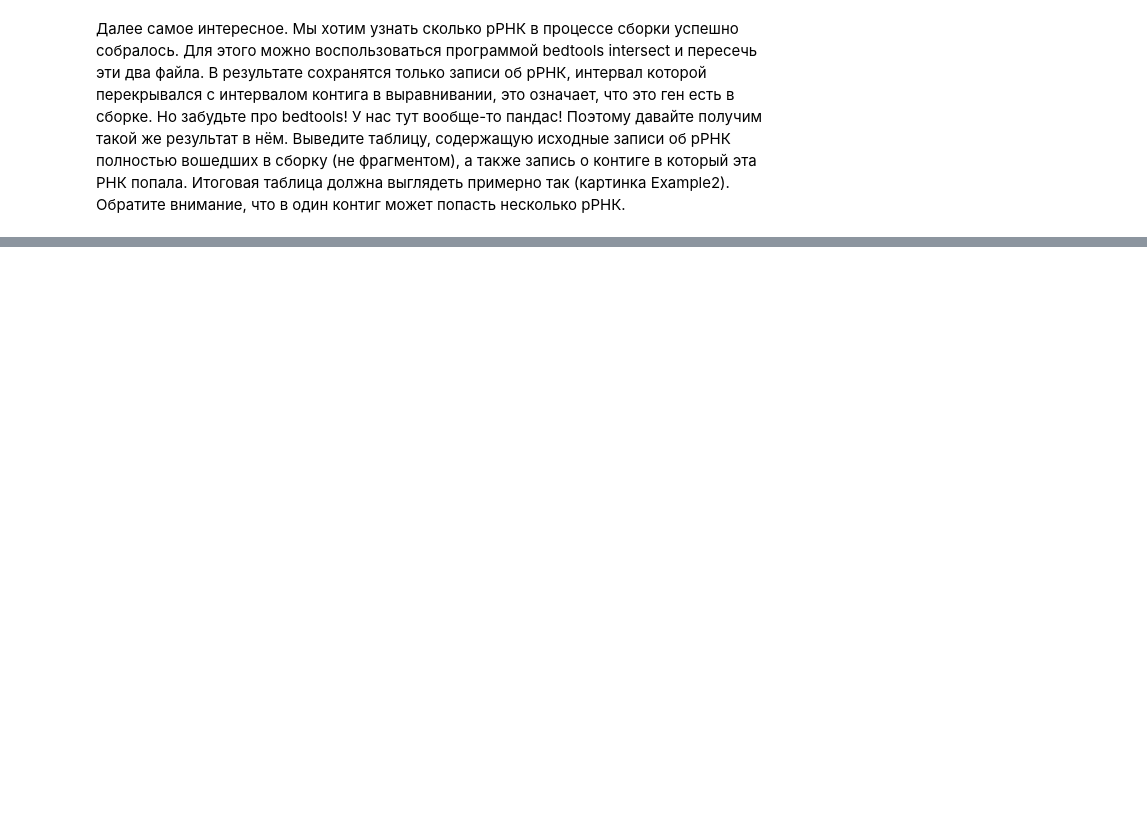
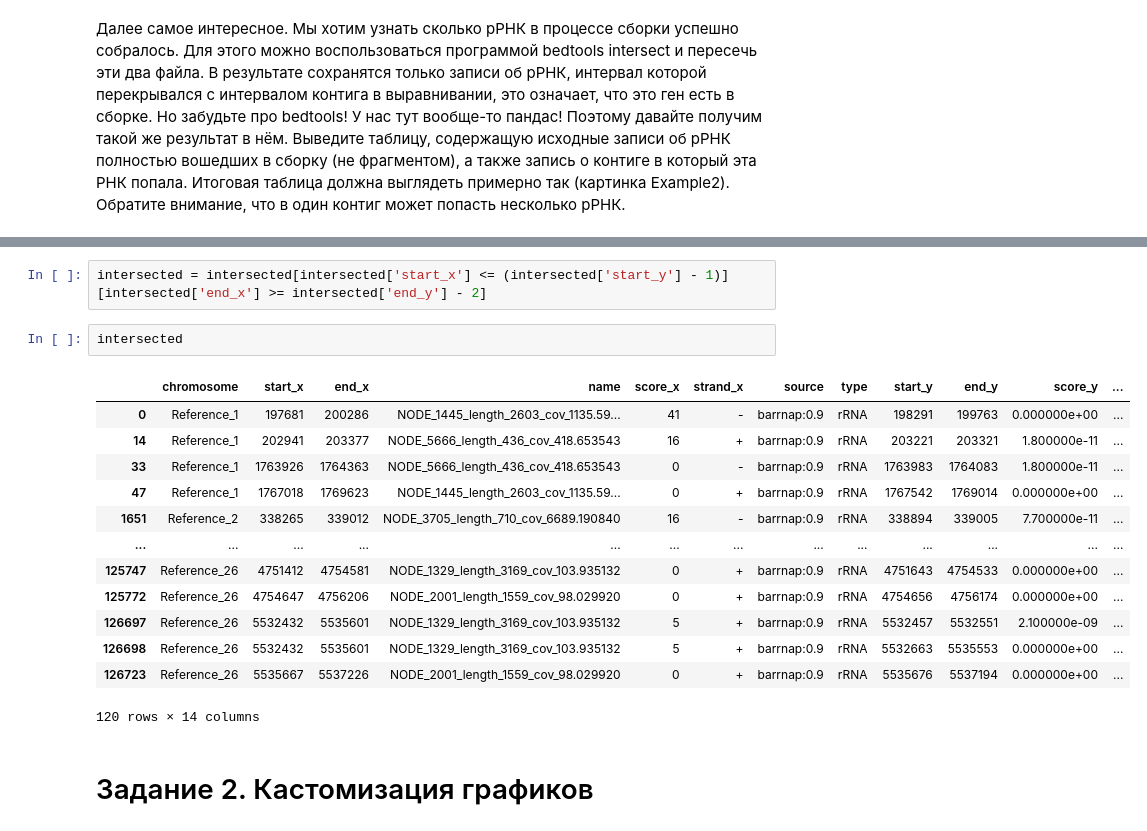
Before and after one commit to emulciber/Python_BI_2022, a Jupyter notebook: homework_5_pandas/pandas.ipynb, the cells around one changed output, grey strips where cells are left out. Cells and saved outputs as stored; diff of their text form; blank space fills up the shorter version.

```diff
--- a/homework_5_pandas/pandas.ipynb
+++ b/homework_5_pandas/pandas.ipynb
@@ -120,0 +104,20 @@ Length: 7710, dtype: interval
+# %%
+intersected = intersected[intersected['start_x'] <= (intersected['start_y'] - 1)][intersected['end_x'] >= intersected['end_y'] - 2]
+# %%
+intersected
+# %% [output]
+|  | chromosome | start_x | end_x | name | score_x | strand_x | source | type | start_y | end_y | score_y | ... |
+| 0 | Reference_1 | 197681 | 200286 | NODE_1445_length_2603_cov_1135.59... | 41 | - | barrnap:0.9 | rRNA | 198291 | 199763 | 0.000000e+00 | ... |
+| 14 | Reference_1 | 202941 | 203377 | NODE_5666_length_436_cov_418.653543 | 16 | + | barrnap:0.9 | rRNA | 203221 | 203321 | 1.800000e-11 | ... |
+| 33 | Reference_1 | 1763926 | 1764363 | NODE_5666_length_436_cov_418.653543 | 0 | - | barrnap:0.9 | rRNA | 1763983 | 1764083 | 1.800000e-11 | ... |
+| 47 | Reference_1 | 1767018 | 1769623 | NODE_1445_length_2603_cov_1135.59... | 0 | + | barrnap:0.9 | rRNA | 1767542 | 1769014 | 0.000000e+00 | ... |
+| 1651 | Reference_2 | 338265 | 339012 | NODE_3705_length_710_cov_6689.190840 | 16 | - | barrnap:0.9 | rRNA | 338894 | 339005 | 7.700000e-11 | ... |
+| ... | ... | ... | ... | ... | ... | ... | ... | ... | ... | ... | ... | ... |
+| 125747 | Reference_26 | 4751412 | 4754581 | NODE_1329_length_3169_cov_103.935132 | 0 | + | barrnap:0.9 | rRNA | 4751643 | 4754533 | 0.000000e+00 | ... |
+| 125772 | Reference_26 | 4754647 | 4756206 | NODE_2001_length_1559_cov_98.029920 | 0 | + | barrnap:0.9 | rRNA | 4754656 | 4756174 | 0.000000e+00 | ... |
+| 126697 | Reference_26 | 5532432 | 5535601 | NODE_1329_length_3169_cov_103.935132 | 5 | + | barrnap:0.9 | rRNA | 5532457 | 5532551 | 2.100000e-09 | ... |
+| 126698 | Reference_26 | 5532432 | 5535601 | NODE_1329_length_3169_cov_103.935132 | 5 | + | barrnap:0.9 | rRNA | 5532663 | 5535553 | 0.000000e+00 | ... |
+| 126723 | Reference_26 | 5535667 | 5537226 | NODE_2001_length_1559_cov_98.029920 | 0 | + | barrnap:0.9 | rRNA | 5535676 | 5537194 | 0.000000e+00 | ... |
+120 rows × 14 columns
+# %% [markdown]
+# Задание 2. Кастомизация графиков
```
Also changed, not shown: parts of 16 cells of this notebook, 1 other file.
